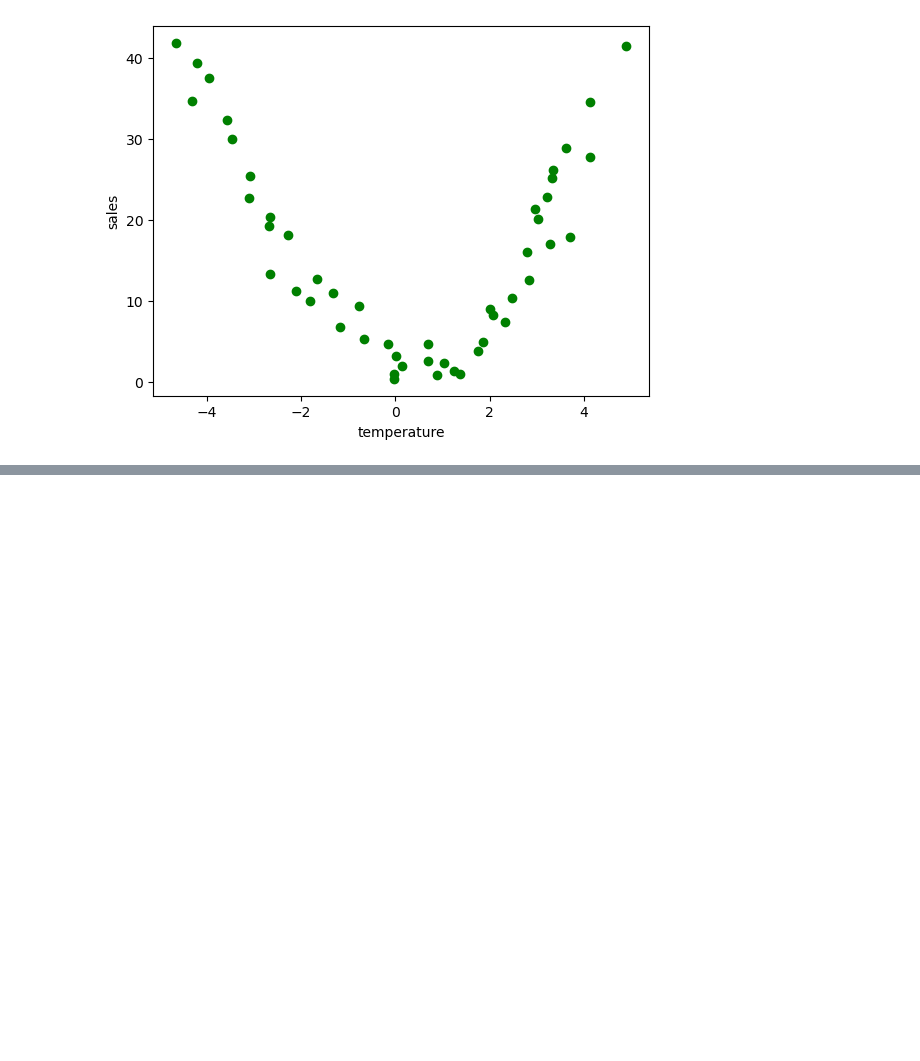
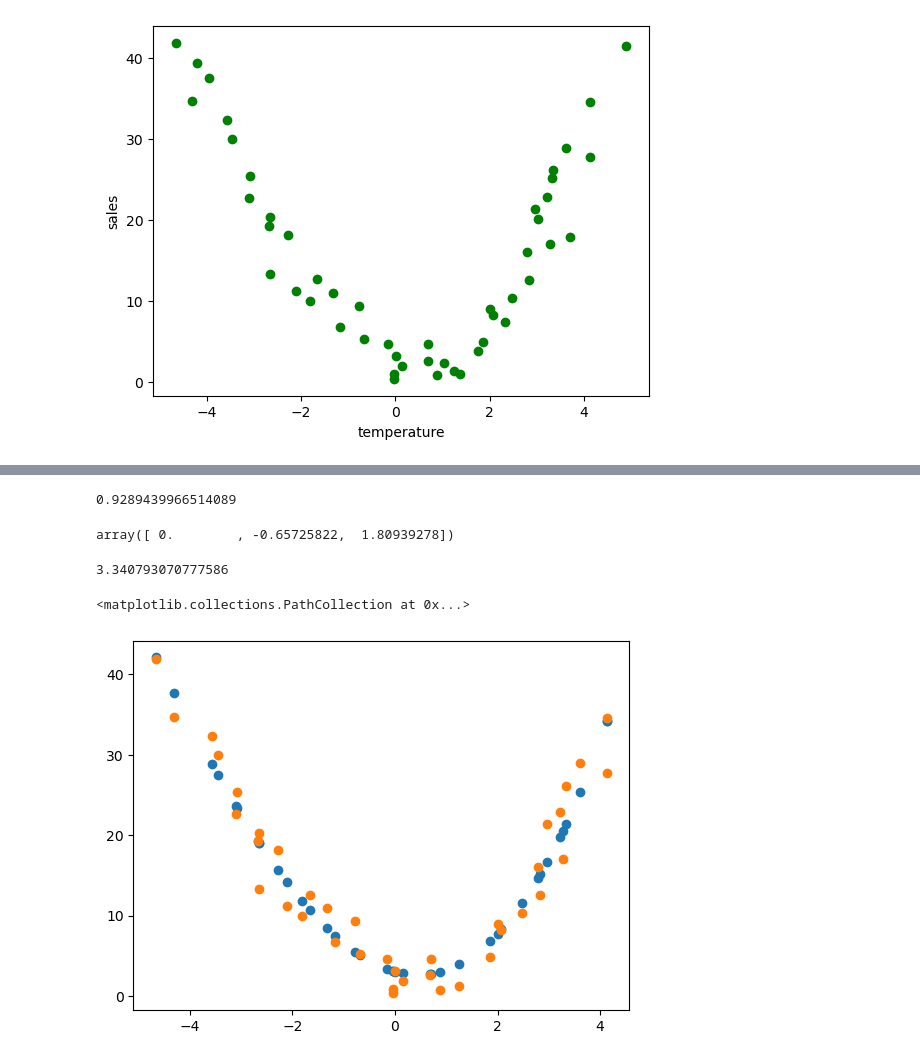
Before and after one commit to Sharafunneesa-pp/Regression-Algorithms, a Jupyter notebook: polynomial regression.ipynb, the cells around one changed output, grey strips where cells are left out. Cells and saved outputs as stored; diff of their text form; code cells hidden in the pictures; blank space fills up the shorter version.

```diff
--- a/polynomial regression.ipynb
+++ b/polynomial regression.ipynb
@@ -62,0 +109,24 @@ from sklearn.linear_model import LinearRegression
+# %%
+from sklearn.metrics import r2_score
+model=LinearRegression()
+model.fit(xtrain_poly,ytrain)
+ypred=model.predict(xtest_poly)
+score=r2_score(ytest,ypred)
+# %%
+score
+# %% [output]
+0.9289439966514089
+# %%
+model.coef_
+# %% [output]
+array([ 0.        , -0.65725822,  1.80939278])
+# %%
+model.intercept_
+# %% [output]
+3.340793070777586
+# %%
+plt.scatter(xtrain,model.predict(xtrain_poly))
+plt.scatter(xtrain,ytrain)
+# %% [output]
+<matplotlib.collections.PathCollection at 0x...>
+[figure, added]
```
Also changed, not shown: parts of 8 cells of this notebook, 5 other files.
